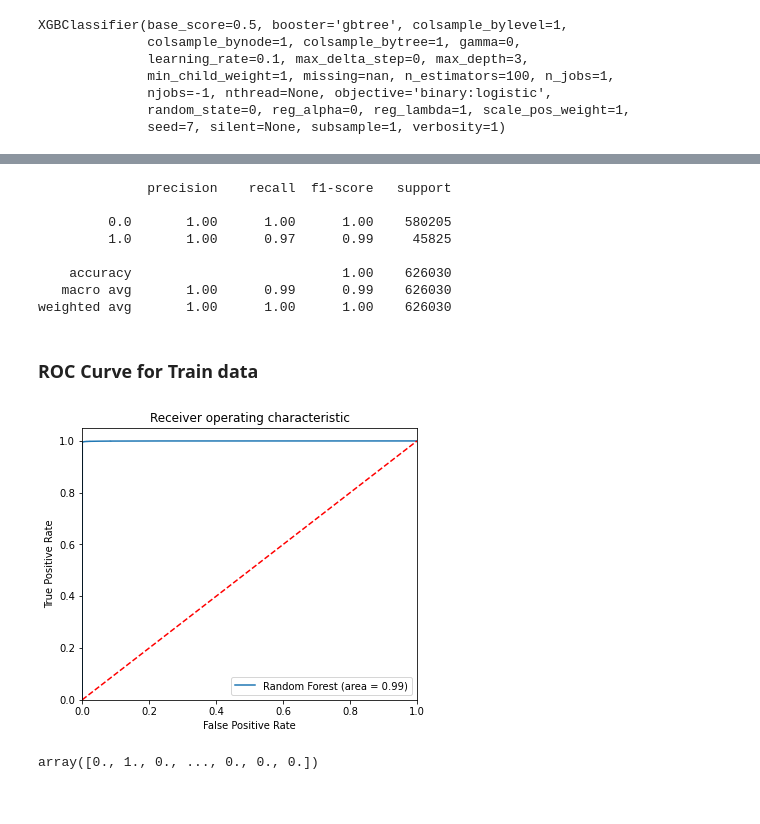
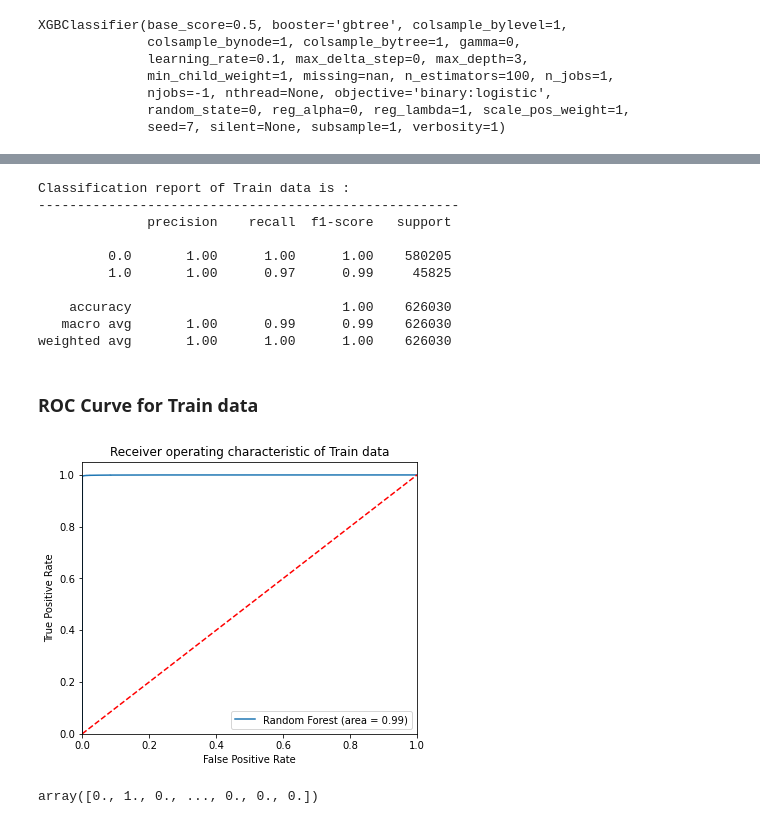
Before and after one commit to madhavan2907/Loan_Default_prediction, a Jupyter notebook: Model/Modelling.ipynb, the cells around one changed output, grey strips where cells are left out. Saved outputs shown, nothing was run; the diff lists cells and outputs as text; code cells hidden in the pictures.

```diff
--- a/Model/Modelling.ipynb
+++ b/Model/Modelling.ipynb
@@ -7,3 +7,12 @@ import warnings
 warnings.filterwarnings('ignore')
 pd.options.display.max_rows = 150
 pd.options.display.max_columns = 150
+# %%
+import os
+cwd = os.getcwd()
+try :
+    os.makedirs('Exports')
+except :
+    pass
+export_path = cwd+'\\Exports\\'
+export_path
@@ -29,8 +49,8 @@ Files written to local successfully
 Train shape is :  (626030, 128)
 Test shape is :  (221001, 128)
 # %%
-Train_data = pd.read_csv('Train.csv')
-Test_data = pd.read_csv('Test.csv')
+Train_data = pd.read_csv(export_path+'Train.csv')
+Test_data = pd.read_csv(export_path+'Test.csv')
 Train_data.drop(labels='Unnamed: 0', axis=1, inplace=True)
 Test_data.drop(labels='Unnamed: 0', axis=1, inplace=True)
 print('Train shape is : ',Train_data.shape)
@@ -183,6 +203,6 @@ Result of the above model comparison based on Precision, Ignored KNN and SVM alg
 Based on the Model comparison based on Accuracy, Precision and Recall, we see that XGBoost outperforms all other algorithms.
 Hence we will create a model with XGBoost algorithm to predict the PD fora a customer
 # %%
-# Coomenting out as the model was saved during the previous run in the upcoming lines
-XGB=XGBClassifier(njobs=-1,seed=7)
-XGB.fit(X_train,y_train)
+# # Coomenting out as the model was saved during the previous run in the upcoming lines
+# XGB=XGBClassifier(njobs=-1,seed=7)
+# XGB.fit(X_train,y_train)
@@ -230,8 +242,12 @@ Train accuracy is :  99.80128747823586 %
 <matplotlib.axes._subplots.AxesSubplot at 0x...>
 [figure]
 # %%
+print('Classification report of Train data is : ')
+print('------------------------------------------------------')
 print(classification_report(y_train,train_pred))
 # %% [output]
+Classification report of Train data is :
+------------------------------------------------------
               precision    recall  f1-score   support
 
          0.0       1.00      1.00      1.00    580205
@@ -245,21 +261,21 @@ weighted avg       1.00      1.00      1.00    626030
 # %%
 from sklearn.metrics import roc_auc_score
 from sklearn.metrics import roc_curve
 logit_roc_auc = roc_auc_score(y_train, train_pred)
 fpr, tpr, thresholds = roc_curve(y_train, XGB.predict_proba(X_train)[:,1])
 plt.figure(figsize=(6,5))
 plt.plot(fpr, tpr, label='Random Forest (area = %0.2f)' % logit_roc_auc)
 plt.plot([0, 1], [0, 1],'r--')
 plt.xlim([0.0, 1.0])
 plt.ylim([0.0, 1.05])
 plt.xlabel('False Positive Rate')
 plt.ylabel('True Positive Rate')
-plt.title('Receiver operating characteristic')
+plt.title('Receiver operating characteristic of Train data')
 plt.legend(loc="lower right")
-plt.savefig('XGB_ROC_Train.pdf')
+plt.savefig(export_path+'XGB_ROC_Train.pdf')
 plt.show()
 # %% [output]
-[figure, old version]
+[figure, new version]
 # %%
 train_pred
 # %% [output]
```
Also changed, not shown: parts of 25 cells of this notebook.
